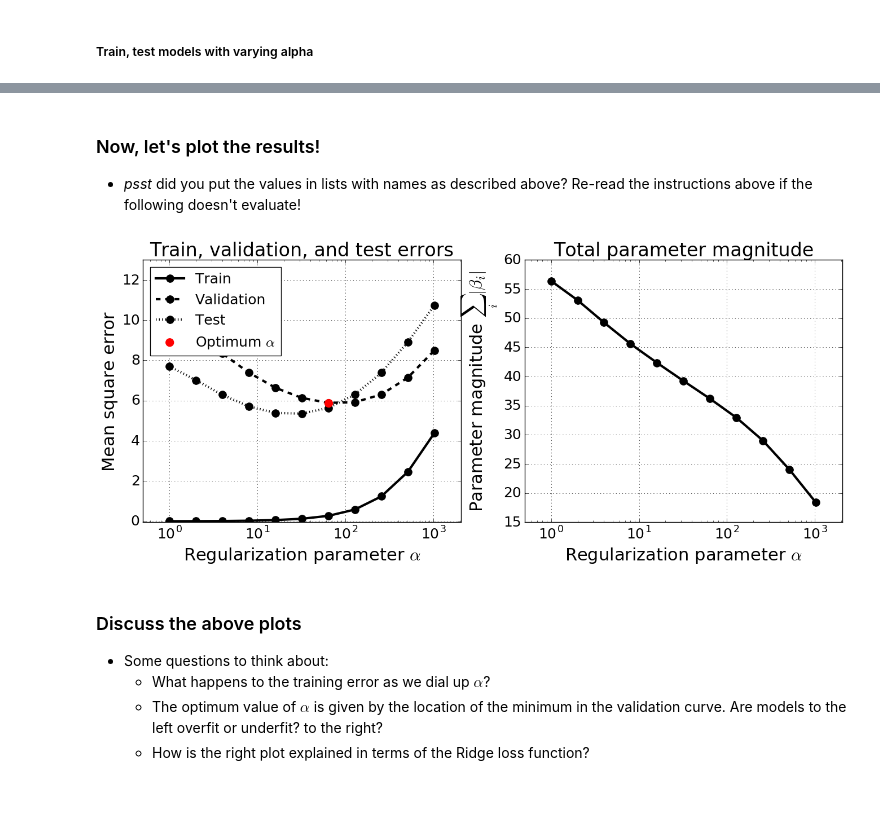
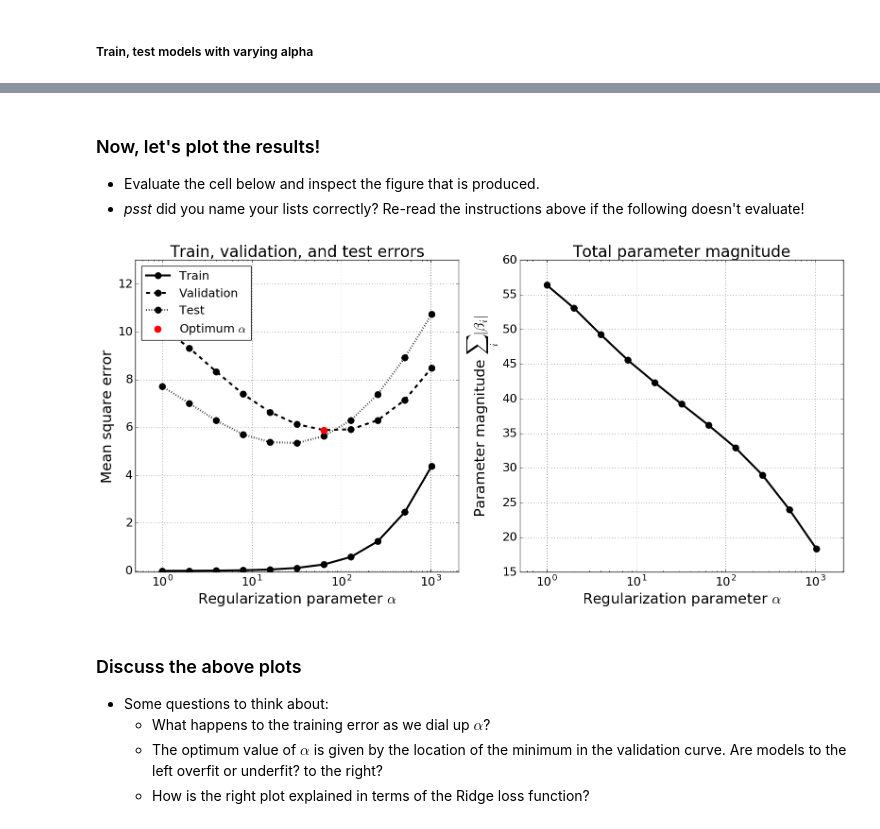
Before and after one commit to UCIDataScienceInitiative/PredictiveModeling_withPython, a Jupyter notebook: Solutions/Session 2 - Overfitting, Regularization, Model Selection.ipynb, the cells around one changed output, grey strips where cells are left out. Drawn from its saved outputs; the diff is of its cells as text; code cells hidden in the pictures; blank space fills up the shorter version.

```diff
--- a/Solutions/Session 2 - Overfitting, Regularization, Model Selection.ipynb
+++ b/Solutions/Session 2 - Overfitting, Regularization, Model Selection.ipynb
@@ -300,12 +331,13 @@ alpha =  1024    18.386
 # %% [markdown]
 ### Now, let's plot the results!
-- *psst* did you put the values in lists with names as described above? Re-read the instructions above if the following doesn't evaluate!
+- Evaluate the cell below and inspect the figure that is produced.
+- *psst* did you name your lists correctly? Re-read the instructions above if the following doesn't evaluate!
 # %%
-#### # Don't change this!
+###### Don't change this!
 ######################################################
 
 # Set up figure
-fig, axes = plt.subplots(1, 2, figsize = (16,6))
+fig, axes = plt.subplots(1, 2, figsize = (16,8))
 
 # First plot
 plt.sca(axes[0])
@@ -320,34 +352,35 @@ plt.scatter(alphas[1+np.argsort(np.array(valid_errors[1:]))[0]], min(valid_error
 plt.xlim(.5, 2056)
 plt.ylim(-.05,13)
 
 plt.title('Train, validation, and test errors', size = 24)
 plt.xlabel(r'Regularization parameter $\alpha$', size = 22)
 plt.ylabel(r'Mean square error', size = 22)
 
 plt.legend(fontsize = 18, loc = 'upper left', numpoints=1, scatterpoints=1)
 plt.grid()
 plt.tick_params(labelsize = 18)
 
 # Second plot
 plt.sca(axes[1])
 plt.semilogx(alphas[1:], coef_mags[1:], lw = 3, color = 'k', marker = 'o', markersize = 10)
 plt.xlim(.5, 2056)
 
 
 plt.title('Total parameter magnitude', size = 24)
 plt.xlabel(r'Regularization parameter $\alpha$', size = 22)
 plt.ylabel(r'Parameter magnitude $\sum_{i}|\beta_{i}|$', size = 22)
 
 plt.grid()
 plt.tick_params(labelsize = 18)
 
 
 
 # Save, show
+fig.tight_layout()
 plt.savefig('../figures/session_2/alpha_significance.png')
 plt.show()
 # %% [output]
-[figure, old version]
+[figure, new version]
 # %% [markdown]
 ### Discuss the above plots
 - Some questions to think about:
```
Also changed, not shown: parts of 14 cells of this notebook, 3 other files.
